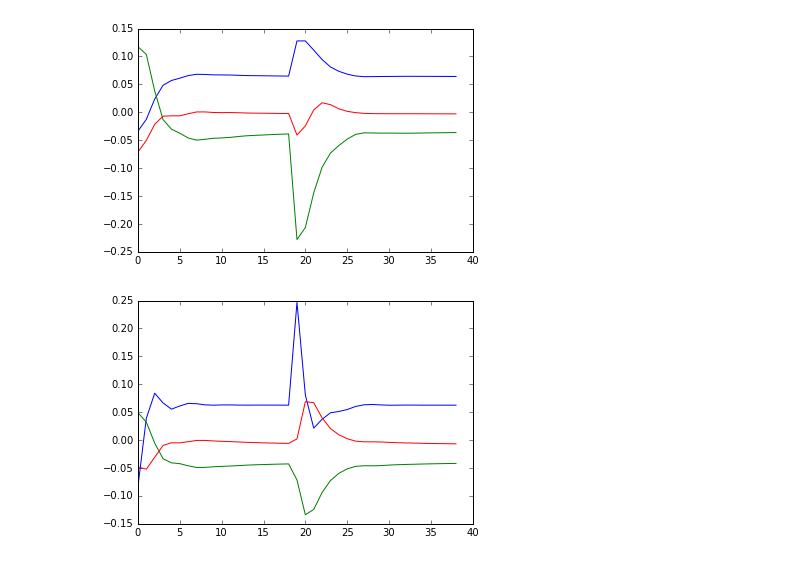
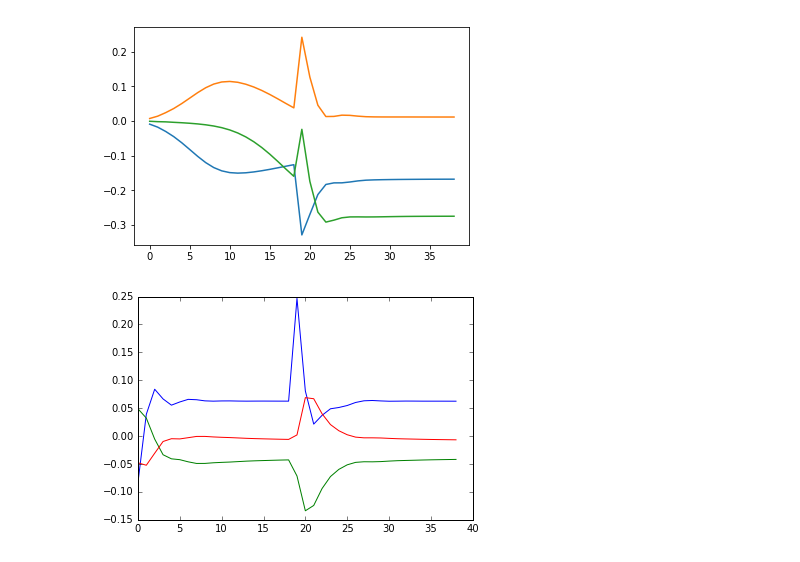
Before and after one commit to elbertgong/am108-final-project, a Jupyter notebook: input_projection.ipynb, the cells around one changed output. Saved outputs shown, nothing was run; the diff lists cells and outputs as text; code cells hidden in the pictures.

```diff
--- a/input_projection.ipynb
+++ b/input_projection.ipynb
@@ -15,20 +15,20 @@ plt.show()
 # %%
 traj0 = np.loadtxt(open("rnndata/0perturb.csv", "rb"), delimiter=",", skiprows=1).T
 U,S_vec,VT = np.linalg.svd(traj0.T)
 modes = 3
 S = np.zeros_like(U)
 S = np.zeros([U.shape[0],VT.shape[0]])
 for i in range(modes):
-    S[i,i] = np.sqrt(S_vec[i])
+    S[i,i] = S_vec[i]
 
 traj_projected = U@S@VT[:,:3]
 
 for traj in traj_projected.T:
     plt.plot(np.arange(traj.shape[0]), traj)
 
 plt.show()
 # %% [output]
-[figure, old version]
+[figure, new version]
 # %%
 traj1 = np.loadtxt(open("rnndata/1perturb.csv", "rb"), delimiter=",", skiprows=1).T
 U,S_vec,VT = np.linalg.svd(traj1.T)
```
Also changed, not shown: parts of 1 cell of this notebook, 1 other file.
